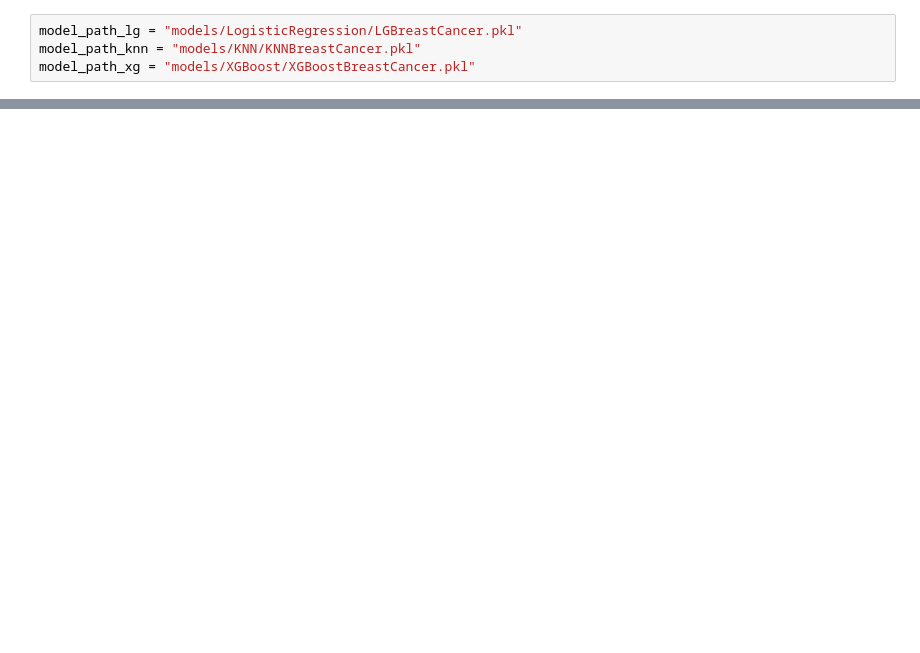
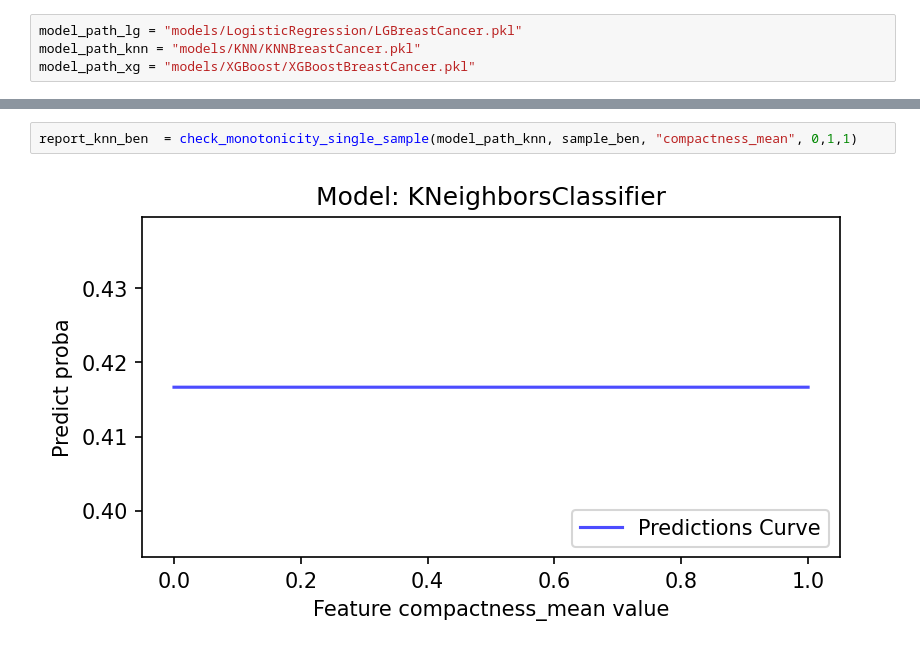
Before and after one commit to jpgianfaldoni/MLBugDetection, a Jupyter notebook: src/Tutorial.ipynb, the cells around one changed output, grey strips where cells are left out. Saved outputs shown, nothing was run; the diff lists cells and outputs as text; blank space fills up the shorter version.

```diff
--- a/src/Tutorial.ipynb
+++ b/src/Tutorial.ipynb
@@ -37,0 +60,4 @@ report_lg_bad = check_monotonicity_single_sample(model_path_lg, sample_bad, "per
+# %%
+report_knn_ben  = check_monotonicity_single_sample(model_path_knn, sample_ben, "compactness_mean", 0,1,1)
+# %% [output]
+[figure, added]
```
Also changed, not shown: parts of 26 cells of this notebook, 6 other files.
